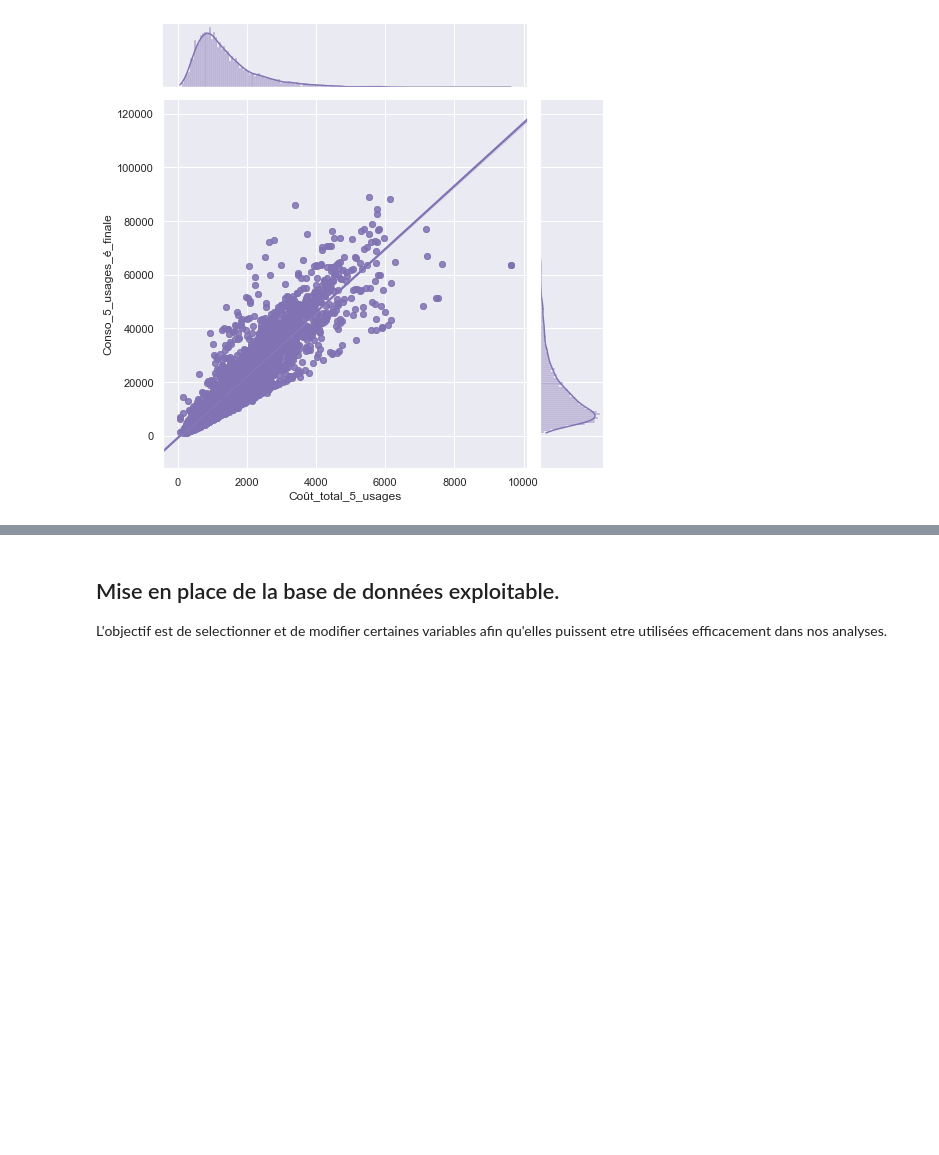
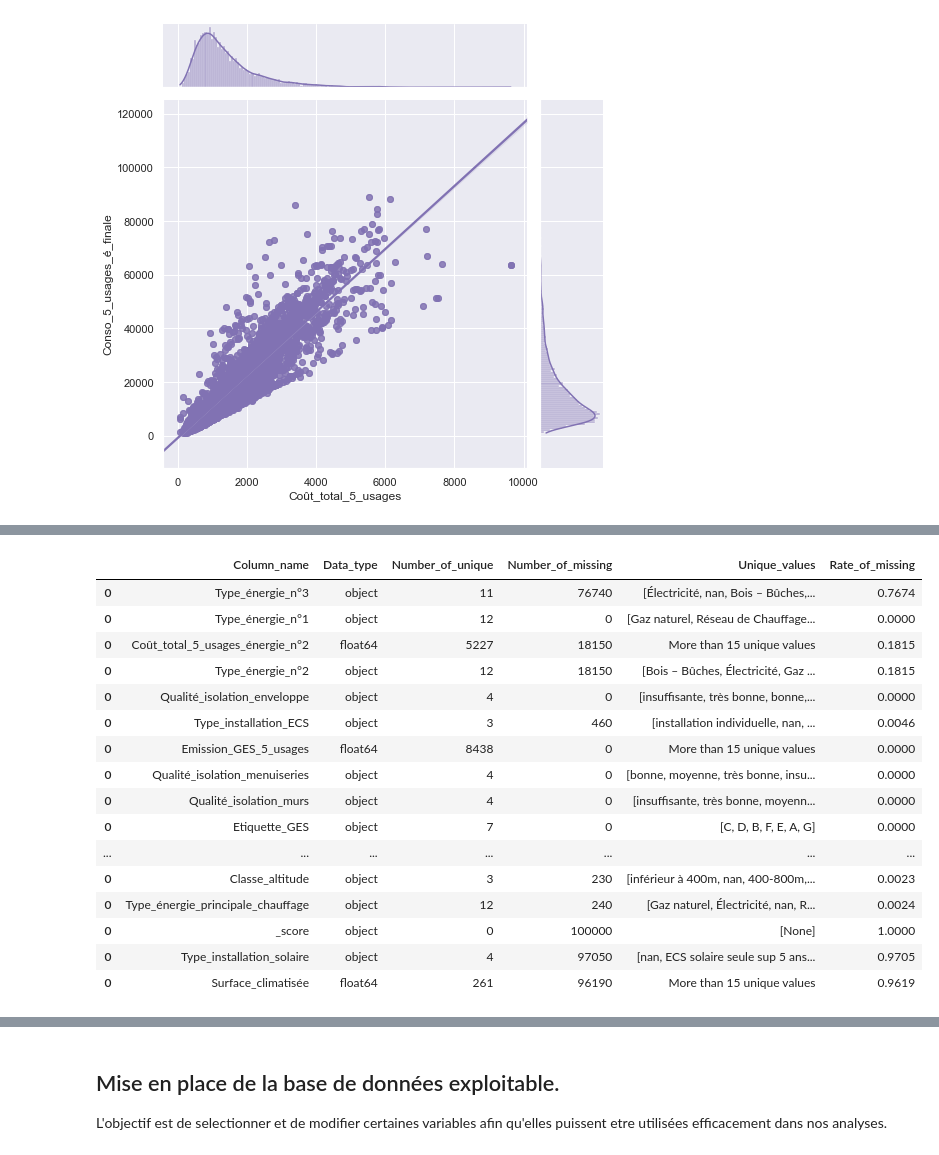
Before and after one commit to LACHQER-Wiam/Projet-Python, a Jupyter notebook: data.ipynb, the cells around one changed output, grey strips where cells are left out. Saved outputs shown, nothing was run; the diff lists cells and outputs as text; code cells hidden in the pictures; blank space fills up the shorter version.

```diff
--- a/data.ipynb
+++ b/data.ipynb
@@ -215,4 +242,22 @@ df_DPE = fetchdata.get_dpe(chosen_variables, size =100)
 # %%
 import eda
 
-eda.scatterplot(df_DPE, "Surface_habitable_logement", "Hauteur_sous-plafond", "Etiquette_DPE")
+eda.create_unique(df_DPE)
+# %% [output]
+|  | Column_name | Data_type | Number_of_unique | Number_of_missing | Unique_values | Rate_of_missing |
+| 0 | Type_énergie_n°3 | object | 11 | 76740 | [Électricité, nan, Bois – Bûches,... | 0.7674 |
+| 0 | Type_énergie_n°1 | object | 12 | 0 | [Gaz naturel, Réseau de Chauffage... | 0.0000 |
+| 0 | Coût_total_5_usages_énergie_n°2 | float64 | 5227 | 18150 | More than 15 unique values | 0.1815 |
+| 0 | Type_énergie_n°2 | object | 12 | 18150 | [Bois – Bûches, Électricité, Gaz ... | 0.1815 |
+| 0 | Qualité_isolation_enveloppe | object | 4 | 0 | [insuffisante, très bonne, bonne,... | 0.0000 |
+| 0 | Type_installation_ECS | object | 3 | 460 | [installation individuelle, nan, ... | 0.0046 |
+| 0 | Emission_GES_5_usages | float64 | 8438 | 0 | More than 15 unique values | 0.0000 |
+| 0 | Qualité_isolation_menuiseries | object | 4 | 0 | [bonne, moyenne, très bonne, insu... | 0.0000 |
+| 0 | Qualité_isolation_murs | object | 4 | 0 | [insuffisante, très bonne, moyenn... | 0.0000 |
+| 0 | Etiquette_GES | object | 7 | 0 | [C, D, B, F, E, A, G] | 0.0000 |
+| ... | ... | ... | ... | ... | ... | ... |
+| 0 | Classe_altitude | object | 3 | 230 | [inférieur à 400m, nan, 400-800m,... | 0.0023 |
+| 0 | Type_énergie_principale_chauffage | object | 12 | 240 | [Gaz naturel, Électricité, nan, R... | 0.0024 |
+| 0 | _score | object | 0 | 100000 | [None] | 1.0000 |
+| 0 | Type_installation_solaire | object | 4 | 97050 | [nan, ECS solaire seule sup 5 ans... | 0.9705 |
+| 0 | Surface_climatisée | float64 | 261 | 96190 | More than 15 unique values | 0.9619 |
```
Also changed, not shown: parts of 40 cells of this notebook, 2 other files.
